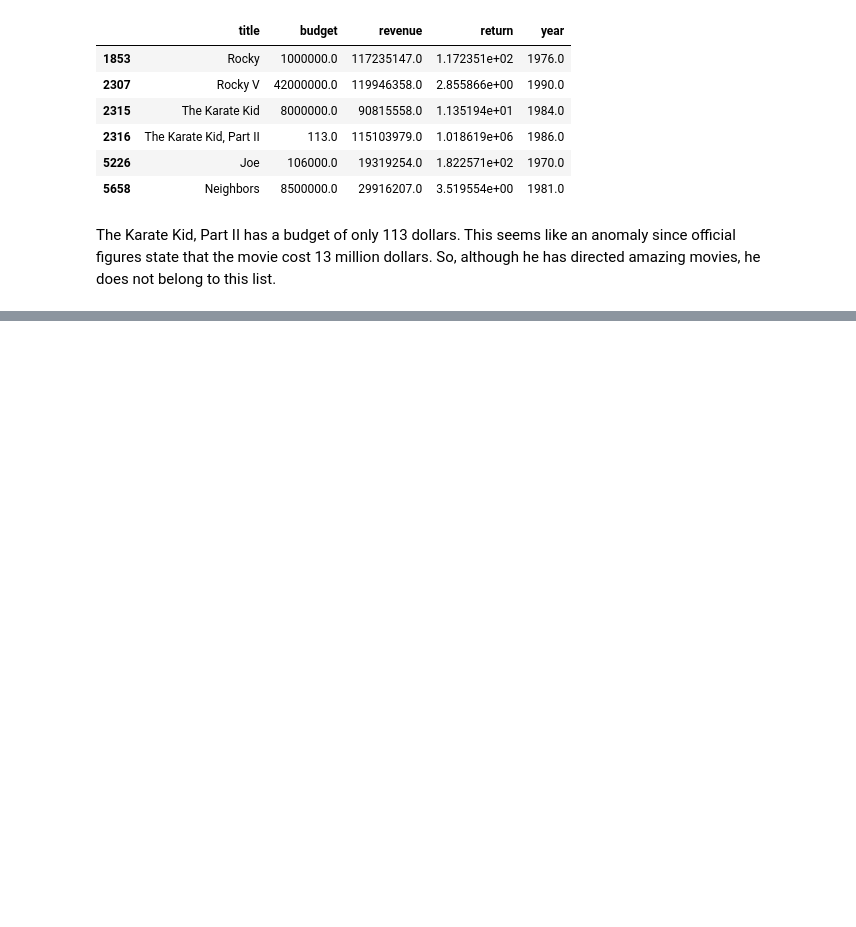
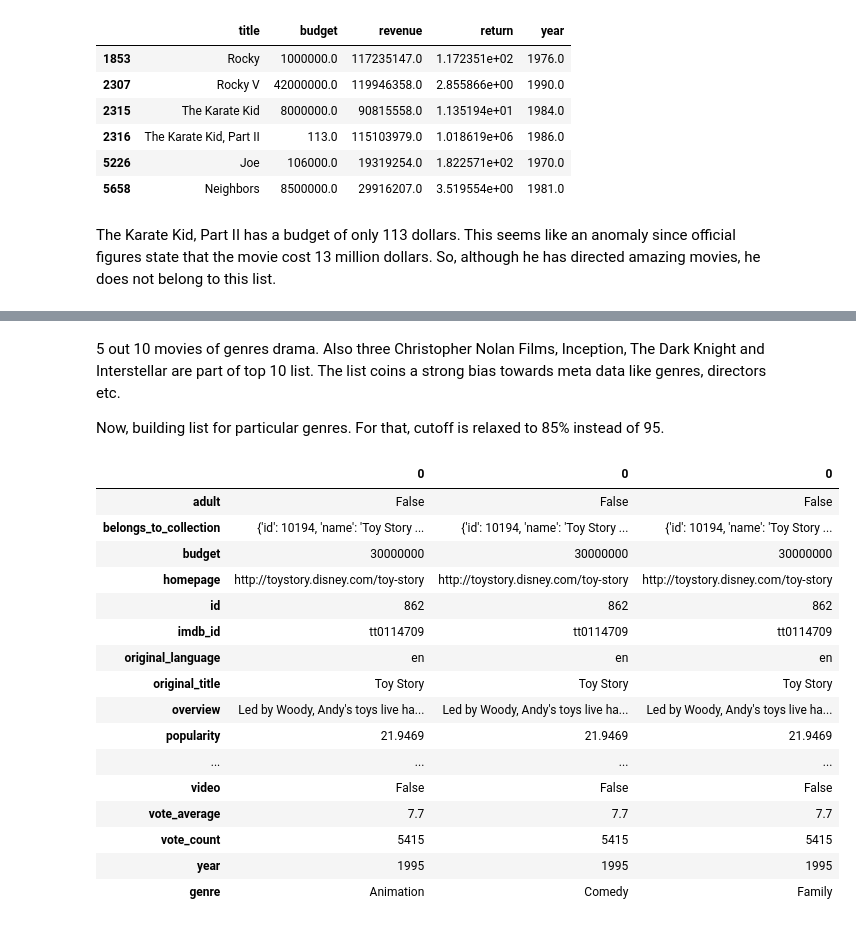
Before and after one commit to CodeWithSridhar/Movies-Recommender-system, a Jupyter notebook: Movie_Recommendation_System_Sri.ipynb, the cells around one changed output, grey strips where cells are left out. Cells and saved outputs as stored; diff of their text form; code cells hidden in the pictures; blank space fills up the shorter version.

```diff
--- a/Movie_Recommendation_System_Sri.ipynb
+++ b/Movie_Recommendation_System_Sri.ipynb
@@ -1288,0 +1243,3 @@ The Karate Kid, Part II has a budget of only 113 dollars. This seems like an ano
+# %%
+movies['genres'] = movies['genres'].fillna('[]').apply(literal_eval).apply(lambda x: [i['name'] for i in x]
+                                                                       if isinstance(x, list) else [])
@@ -1288,0 +1282,4 @@ The Karate Kid, Part II has a budget of only 113 dollars. This seems like an ano
+# %%
+# extracting release year from release_date
+movies['year'] = pd.to_datetime(movies['release_date'], errors='coerce').apply(lambda x: str(x).split('-')[0]
+                                                                           if x != np.nan else np.nan)
@@ -1288,0 +1333,27 @@ The Karate Kid, Part II has a budget of only 113 dollars. This seems like an ano
+# %% [markdown]
+5 out 10 movies of genres drama. Also three Christopher Nolan Films, Inception, The Dark Knight and Interstellar are part of top 10 list. The list coins a strong bias towards meta data like genres, directors etc.
+
+Now, building list for particular genres. For that, cutoff is relaxed to 85% instead of 95.
+# %%
+s = movies.apply(lambda x: pd.Series(x['genres']),axis=1).stack().reset_index(level=1, drop=True)
+s.name = 'genre'
+gen_movies = movies.drop('genres', axis=1).join(s)
+gen_movies.head(3).transpose()
+# %% [output]
+|  | 0 | 0 | 0 |
+| adult | False | False | False |
+| belongs_to_collection | {'id': 10194, 'name': 'Toy Story ... | {'id': 10194, 'name': 'Toy Story ... | {'id': 10194, 'name': 'Toy Story ... |
+| budget | 30000000 | 30000000 | 30000000 |
+| homepage | http://toystory.disney.com/toy-story | http://toystory.disney.com/toy-story | http://toystory.disney.com/toy-story |
+| id | 862 | 862 | 862 |
+| imdb_id | tt0114709 | tt0114709 | tt0114709 |
+| original_language | en | en | en |
+| original_title | Toy Story | Toy Story | Toy Story |
+| overview | Led by Woody, Andy's toys live ha... | Led by Woody, Andy's toys live ha... | Led by Woody, Andy's toys live ha... |
+| popularity | 21.9469 | 21.9469 | 21.9469 |
+| ... | ... | ... | ... |
+| video | False | False | False |
+| vote_average | 7.7 | 7.7 | 7.7 |
+| vote_count | 5415 | 5415 | 5415 |
+| year | 1995 | 1995 | 1995 |
+| genre | Animation | Comedy | Family |
```
Also changed, not shown: parts of 60 cells of this notebook.
